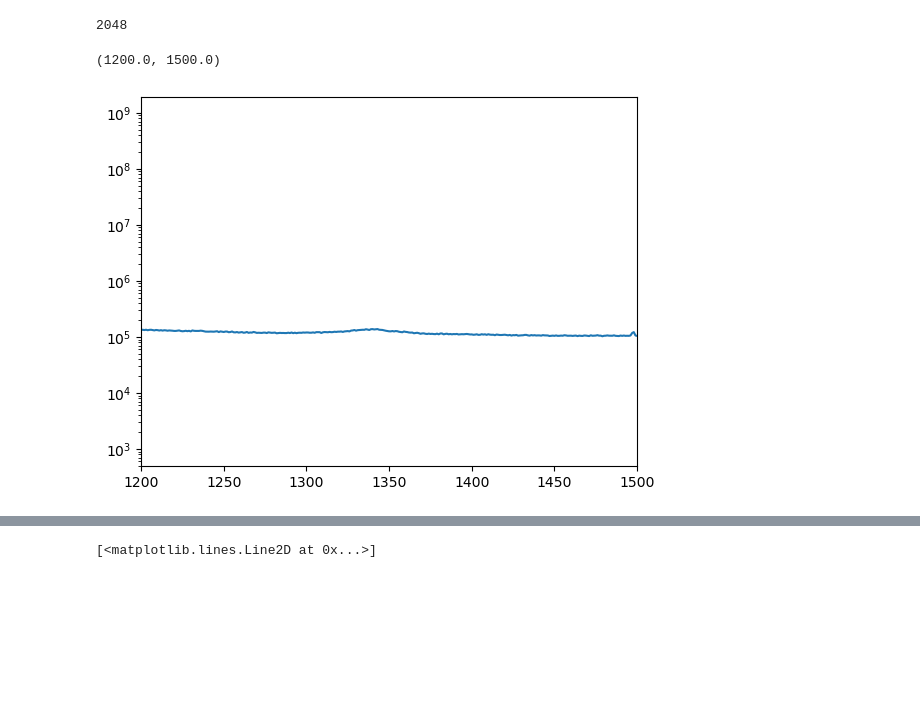
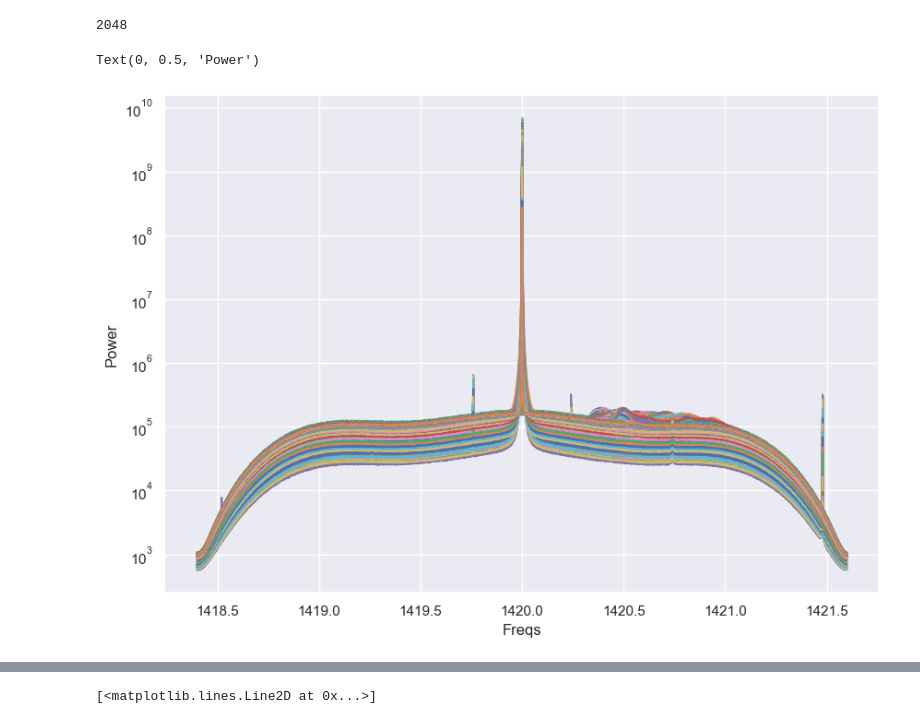
Before and after one commit to lea-yamashiro/FFC_4, a Jupyter notebook: code/Lea/analysis_0424.ipynb, the cells around one changed output, grey strips where cells are left out. Saved outputs shown, nothing was run; the diff lists cells and outputs as text; code cells hidden in the pictures; blank space fills up the shorter version.

```diff
--- a/code/Lea/analysis_0424.ipynb
+++ b/code/Lea/analysis_0424.ipynb
@@ -6,3 +7,5 @@ import glob
+# %%
+sns.set_theme()
 # %%
 cd /Users/leayamashiro/FFC_4
 # %% [output]
@@ -89,9 +106,13 @@ len(freqs)
 # %% [output]
 2048
 # %%
-plt.semilogy(pwr0[10])
-plt.xlim(1200,1500)
+plt.figure(figsize = (10, 7))
+for i in range(len(pwr0)):
+    plt.semilogy(freqs, pwr0[i])
+#plt.xlim(1200,1500)
 #plt.ylim(1e4, 1e6)
+plt.xlabel('Freqs')
+plt.ylabel('Power')
 # %% [output]
-(1200.0, 1500.0)
+Text(0, 0.5, 'Power')
-[figure, old version]
+[figure, new version]
```
Also changed, not shown: parts of 5 cells of this notebook, 23 other files.
